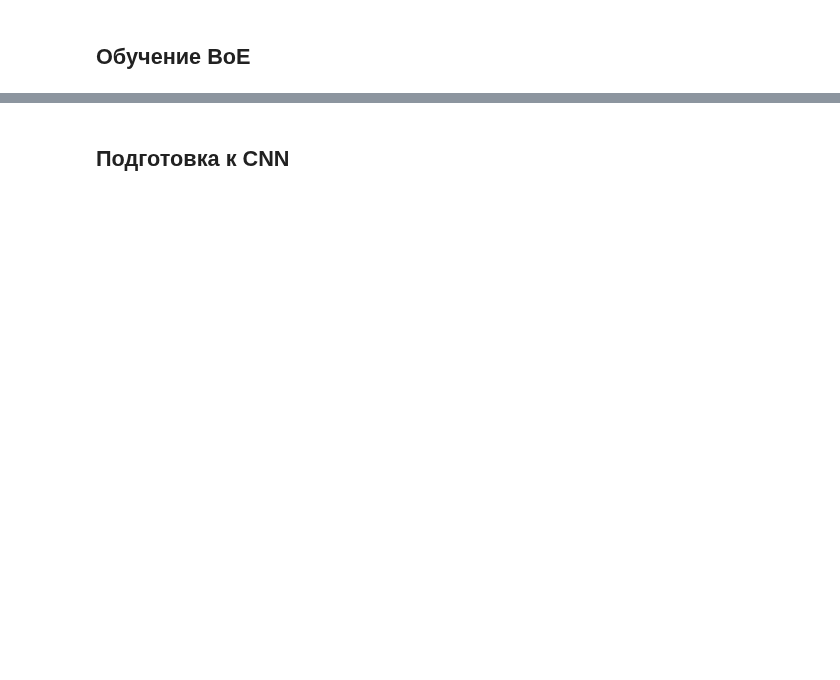
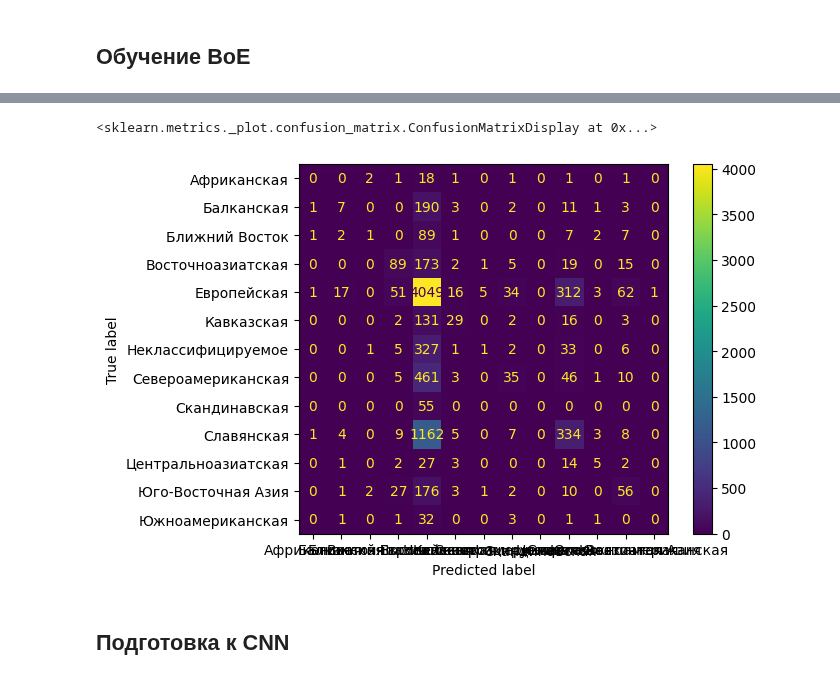
Before and after one commit to heinwol/meal-type-from-ingredients, a Jupyter notebook: nlp_main.ipynb, the cells around one changed output, grey strips where cells are left out. Saved outputs shown, nothing was run; the diff lists cells and outputs as text; code cells hidden in the pictures; blank space fills up the shorter version.

Commit message:
add confusion matrix

```diff
--- a/nlp_main.ipynb
+++ b/nlp_main.ipynb
@@ -150,0 +156,4 @@ plt.show()
+# %%
+matrix = confusion_matrix(np.argmax(y_val, axis=1), np.argmax(model.predict(x_val), axis=1))
+ConfusionMatrixDisplay(matrix, display_labels=list(all_cuisines.keys())).plot()
+# %% [output]
@@ -151,3 +161,5 @@ plt.show()
+<sklearn.metrics._plot.confusion_matrix.ConfusionMatrixDisplay at 0x...>
+[figure, added]
 # %% [markdown]
 ## Подготовка к CNN
 # %%
```
Also changed, not shown: parts of 23 cells of this notebook, 1 other file.
